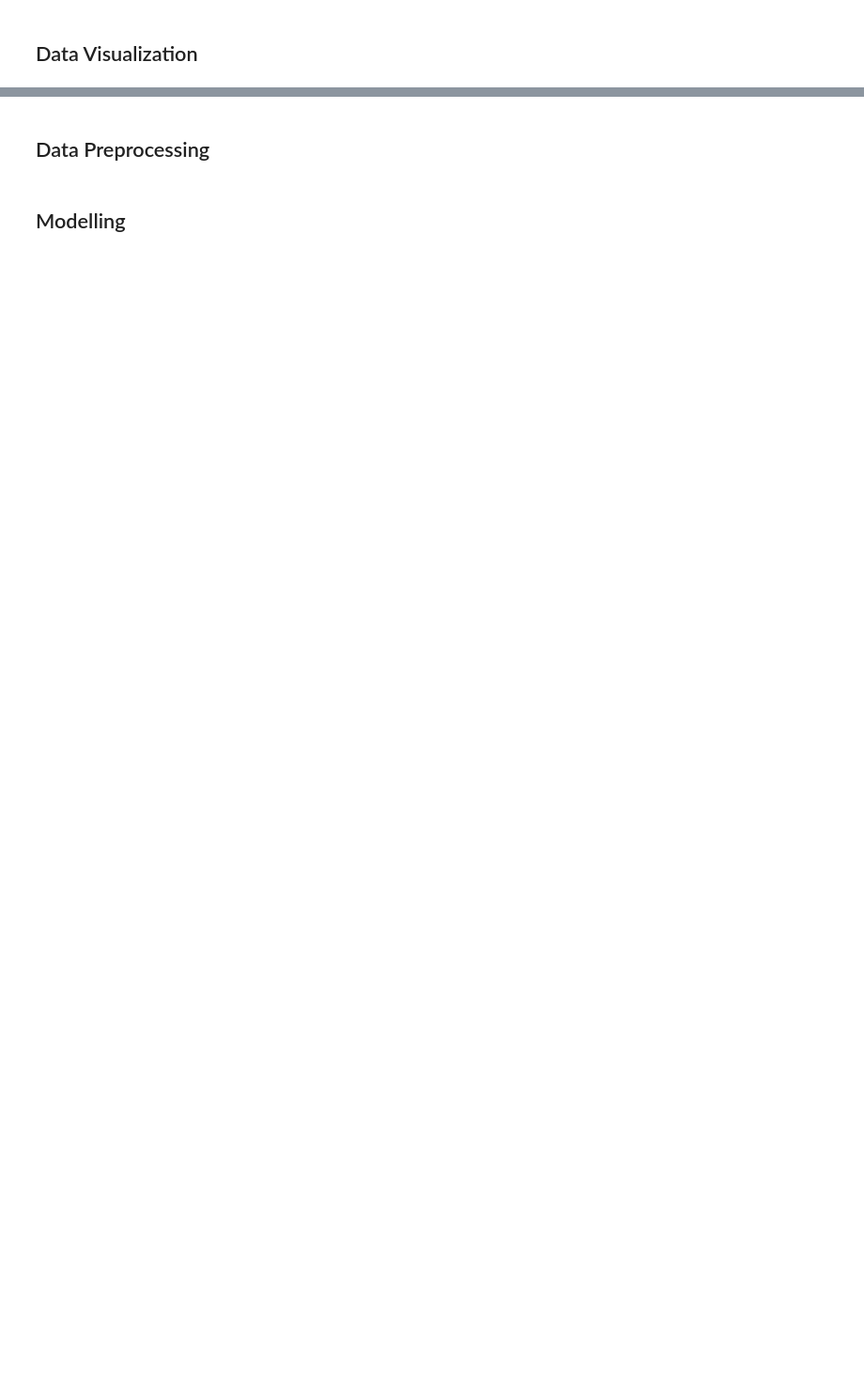
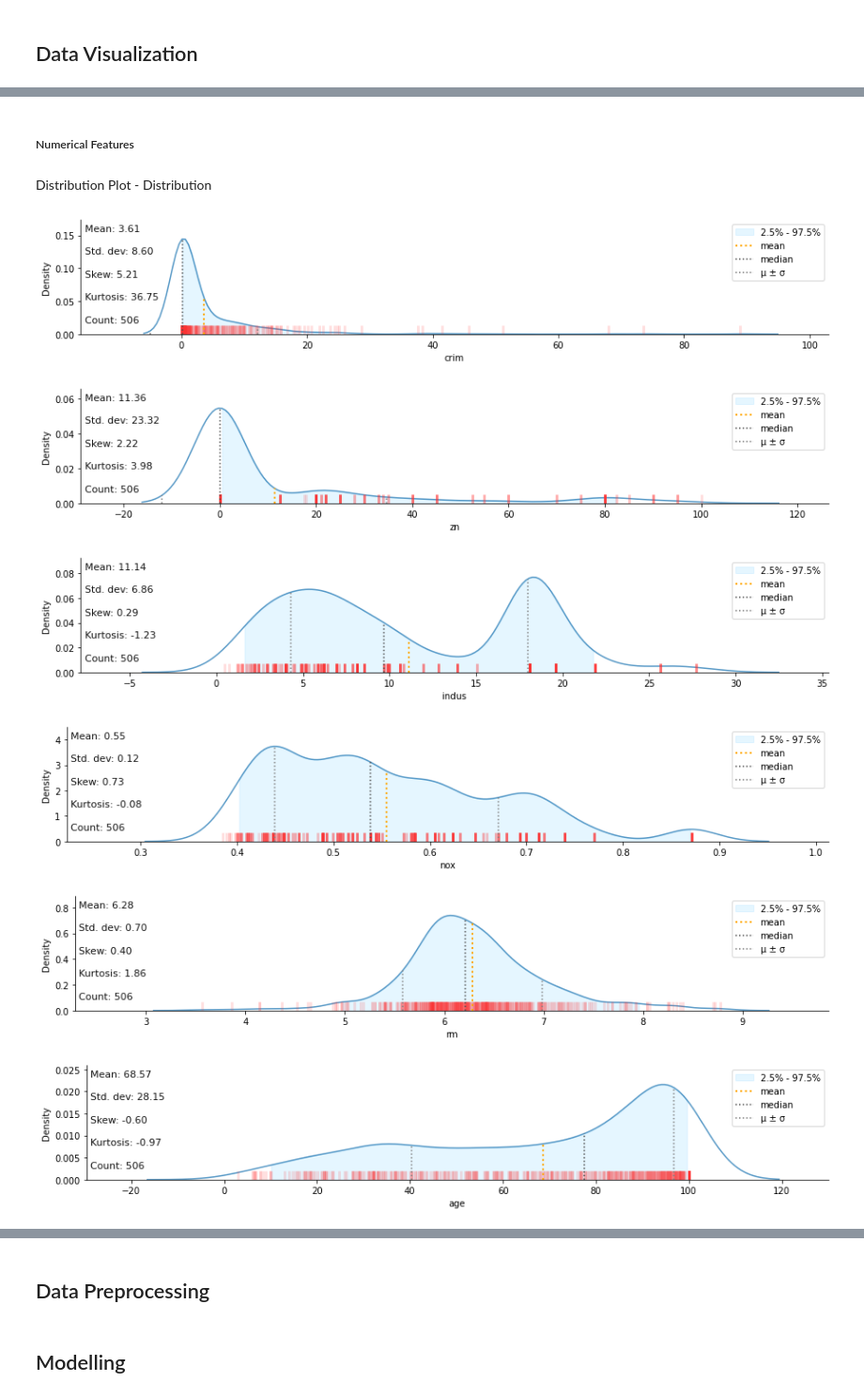
Before and after one commit to MaxZx3000/Boston-Housing-Machine-Learning, a Jupyter notebook: Assignment2_Anthony Kevin Oktavius.ipynb, the cells around one changed output, grey strips where cells are left out. Shown at 94% size. Saved outputs shown, nothing was run; the diff lists cells and outputs as text; code cells hidden in the pictures; blank space fills up the shorter version.

```diff
--- a/Assignment2_Anthony Kevin Oktavius.ipynb
+++ b/Assignment2_Anthony Kevin Oktavius.ipynb
@@ -87,0 +91,15 @@ housing_df.describe()
+# %%
+criminal_field = "crim"
+zoned_field = "zn"
+industrial_field = "indus"
+charles_river_field = "chas"
+nitric_oxide_field = "nox"
+room_field = "rm"
+age_field = "age"
+distance_field = "dis"
+radial_field = "rad"
+tax_field = "tax"
+pupil_teacher_ratio_field = "ptratio"
+b_field = "b"
+lower_stat_field = "lstat"
+median_value_field = "medv"
@@ -89,0 +212,14 @@ housing_df.describe()
+# %% [markdown]
+##### Numerical Features
+# %% [markdown]
+Distribution Plot - Distribution
+# %%
+klib.dist_plot(housing_df[numerical_features])
+plt.show()
+# %% [output]
+[figure, added]
+[figure, added]
+[figure, added]
+[figure, added]
+[figure, added]
+[figure, added]
```
Also changed, not shown: parts of 34 cells of this notebook.
